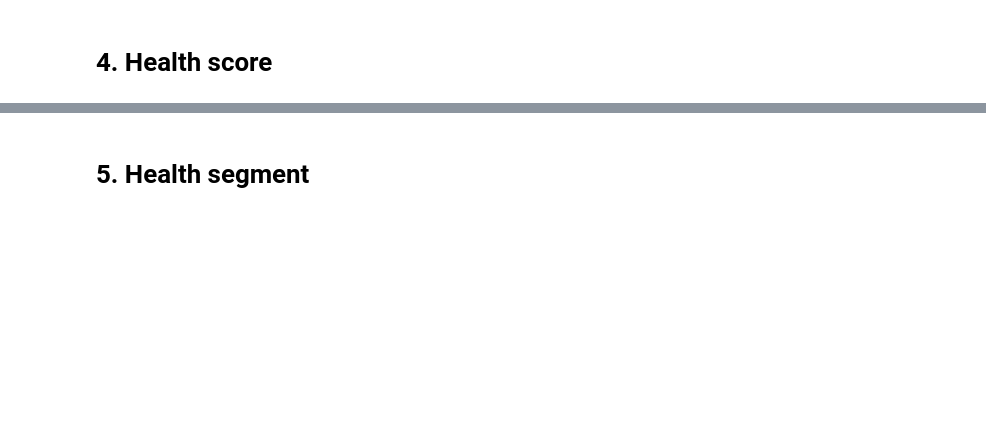
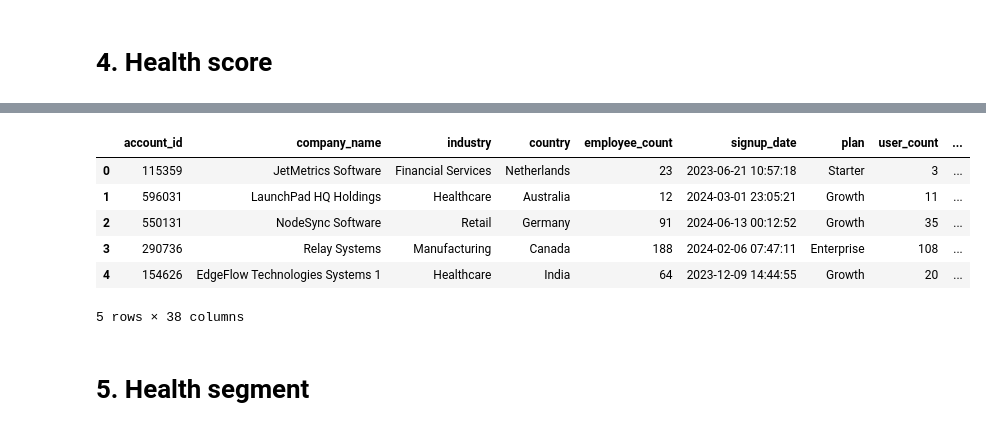
Before and after one commit to Falesh24/Customer-Retention-Intelligence, a Jupyter notebook: source_code/06_analytical_delivery.ipynb, the cells around one changed output, grey strips where cells are left out. Cells and saved outputs as stored; diff of their text form; code cells hidden in the pictures; blank space fills up the shorter version.

```diff
--- a/source_code/06_analytical_delivery.ipynb
+++ b/source_code/06_analytical_delivery.ipynb
@@ -75,11 +85,4 @@ risk_columns = [
 
 ci["risk_points"] = ci[risk_columns].sum(axis=1)
 
-ci["health_score"] = (
-    100 -
-    (
-        ci["risk_points"]
-        / len(risk_columns)
-        * 100
-    )
-).round(0)
+ci["health_score"] = (100 -(ci["risk_points"]/ len(risk_columns)* 100)).round(0)
@@ -86,3 +103,13 @@ ci["health_score"] = (
+# %%
+ci.head(5)
+# %% [output]
+|  | account_id | company_name | industry | country | employee_count | signup_date | plan | user_count | ... |
+| 0 | 115359 | JetMetrics Software | Financial Services | Netherlands | 23 | 2023-06-21 10:57:18 | Starter | 3 | ... |
+| 1 | 596031 | LaunchPad HQ Holdings | Healthcare | Australia | 12 | 2024-03-01 23:05:21 | Growth | 11 | ... |
+| 2 | 550131 | NodeSync Software | Retail | Germany | 91 | 2024-06-13 00:12:52 | Growth | 35 | ... |
+| 3 | 290736 | Relay Systems | Manufacturing | Canada | 188 | 2024-02-06 07:47:11 | Enterprise | 108 | ... |
+| 4 | 154626 | EdgeFlow Technologies Systems 1 | Healthcare | India | 64 | 2023-12-09 14:44:55 | Growth | 20 | ... |
+5 rows × 38 columns
 # %% [markdown]
 # 5. Health segment
 # %%
```
Also changed, not shown: parts of 9 cells of this notebook, 4 other files.
